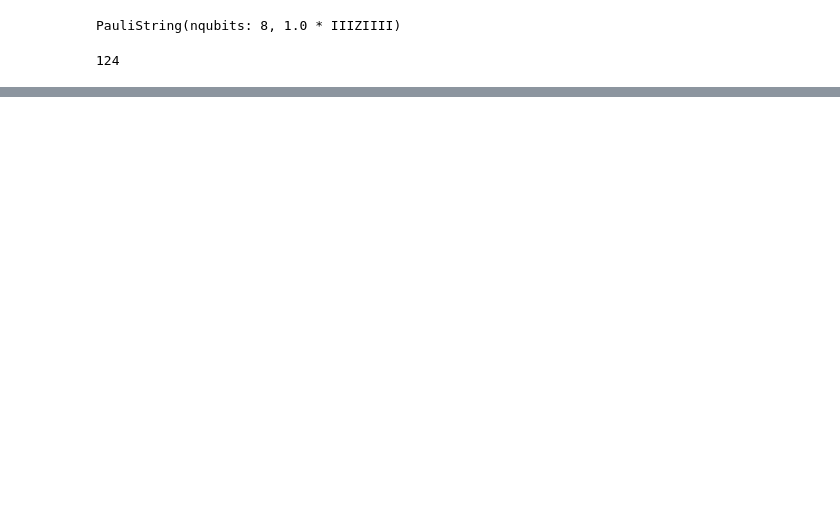
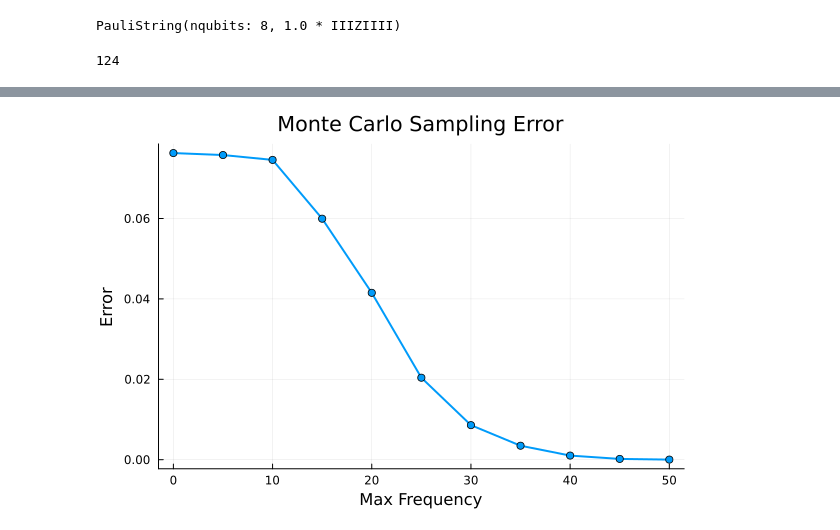
Before and after one commit to MSRudolph/PauliPropagation.jl, a Jupyter notebook: numerical_certificates.ipynb, the cells around one changed output, grey strips where cells are left out. Cells and saved outputs as stored; diff of their text form; code cells hidden in the pictures; blank space fills up the shorter version.

```diff
--- a/numerical_certificates.ipynb
+++ b/numerical_certificates.ipynb
@@ -40,0 +62,4 @@ plot(Ws, errors, yscale=:log10, xlabel="Pauli Weight", ylabel="Error", title="Mo
+# %%
+plot(freqs, errors, yscale=:identity, xlabel="Max Frequency", ylabel="Error", title="Monte Carlo Sampling Error", label="", linewidth=2, marker=:circle)
+# %% [output]
+[figure, added]
```
Also changed, not shown: parts of 14 cells of this notebook, 3 other files.
